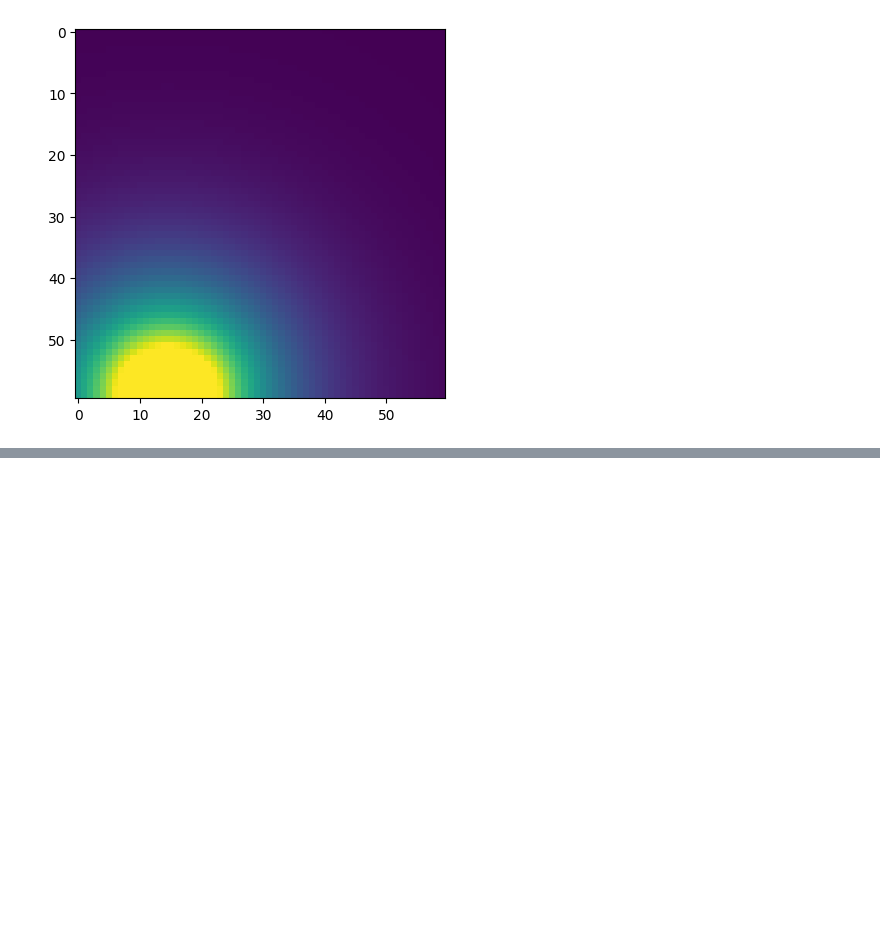
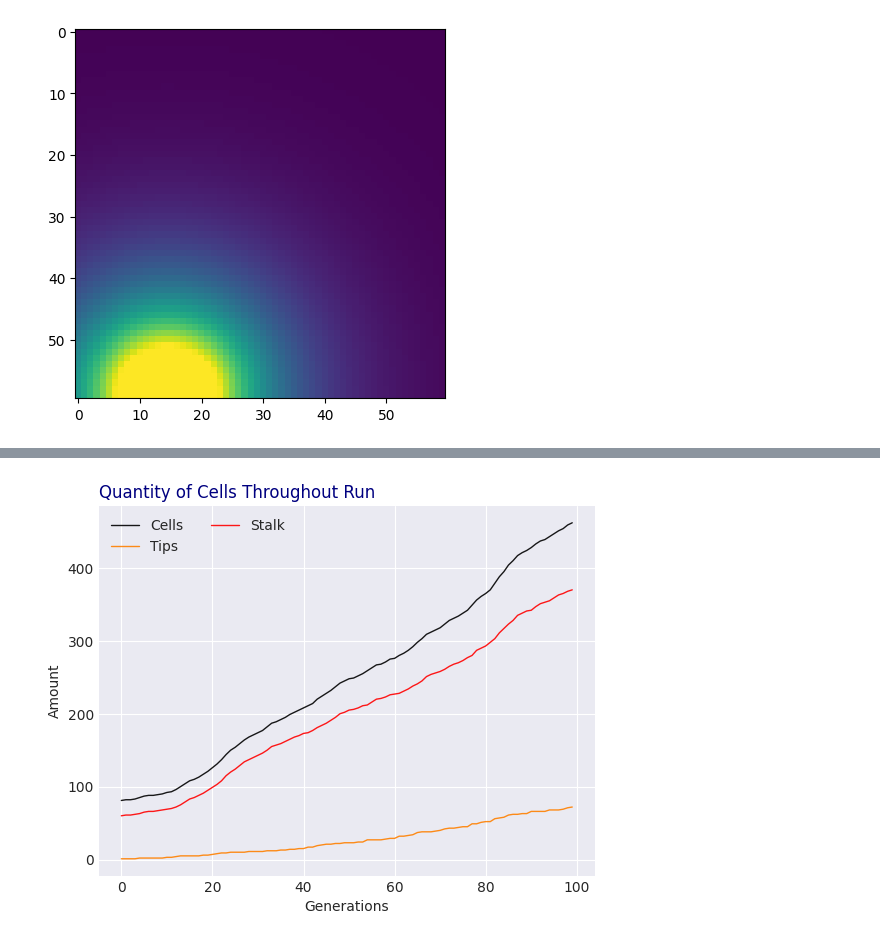
Before and after one commit to raysinm/ca-angiogenesis, a Jupyter notebook: map_playground.ipynb, the cells around one changed output, grey strips where cells are left out. Drawn from its saved outputs; the diff is of its cells as text; code cells hidden in the pictures; blank space fills up the shorter version.

```diff
--- a/map_playground.ipynb
+++ b/map_playground.ipynb
@@ -66,0 +68,42 @@ engine3.visualize()
+# %%
+stats = engine3.get_stats()
+import matplotlib.colors as mcolors
+colors = [(0,0,0), (1,0.5,0), (1,0,0), (0,0,1)]
+cmap = mcolors.ListedColormap(colors)
+
+stats_cells = stats.num_cell_history
+stats_tips = stats.num_tip_history
+stats_stalks = stats.num_stalk_history
+# %%
+
+# libraries
+import matplotlib.pyplot as plt
+import numpy as np
+import pandas as pd
+
+# Make a data frame
+df=pd.DataFrame({'Generations': range(0,generations3), 'Cells': stats_cells, 'Tips': stats_tips, 'Stalk': stats_stalks})
+# Change the style of plot
+plt.style.use('seaborn-darkgrid')
+
+# Create a color palette
+palette = cmap
+
+# Plot multiple lines
+num=0
+for column in df.drop('Generations', axis=1):
+    plt.plot(df['Generations'], df[column], marker='', color=palette(num), linewidth=1, alpha=0.9, label=column)
+    num+=1
+
+# Add legend
+plt.legend(loc=2, ncol=2)
+
+# Add titles
+plt.title("Quantity of Cells Throughout Run", loc='left', fontsize=12, fontweight=0, color='navy')
+plt.xlabel("Generations")
+plt.ylabel("Amount")
+
+# Show the graph
+plt.show()
+# %% [output]
+[figure, added]
```
Also changed, not shown: parts of 5 cells of this notebook, 4 other files.
